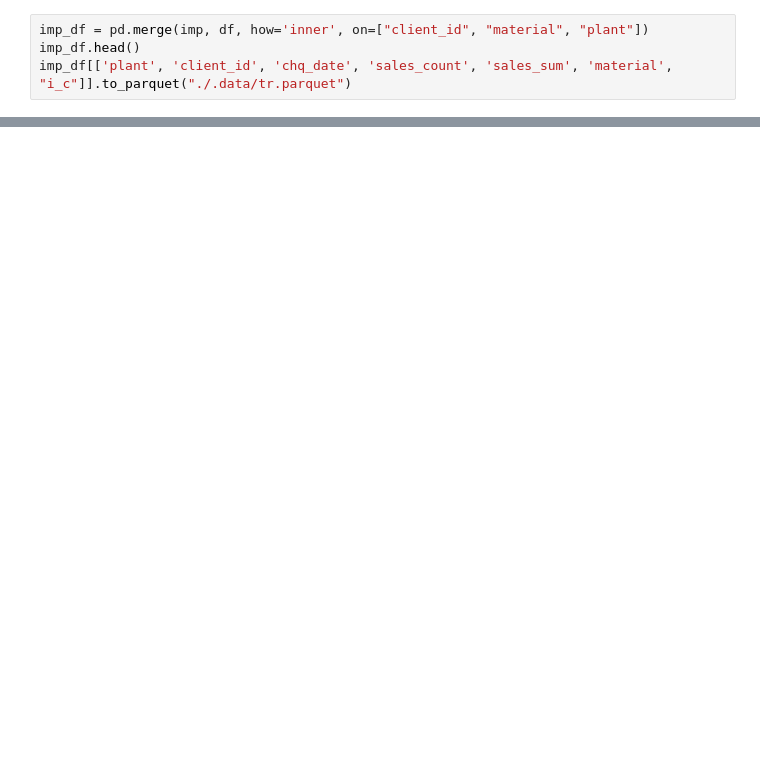
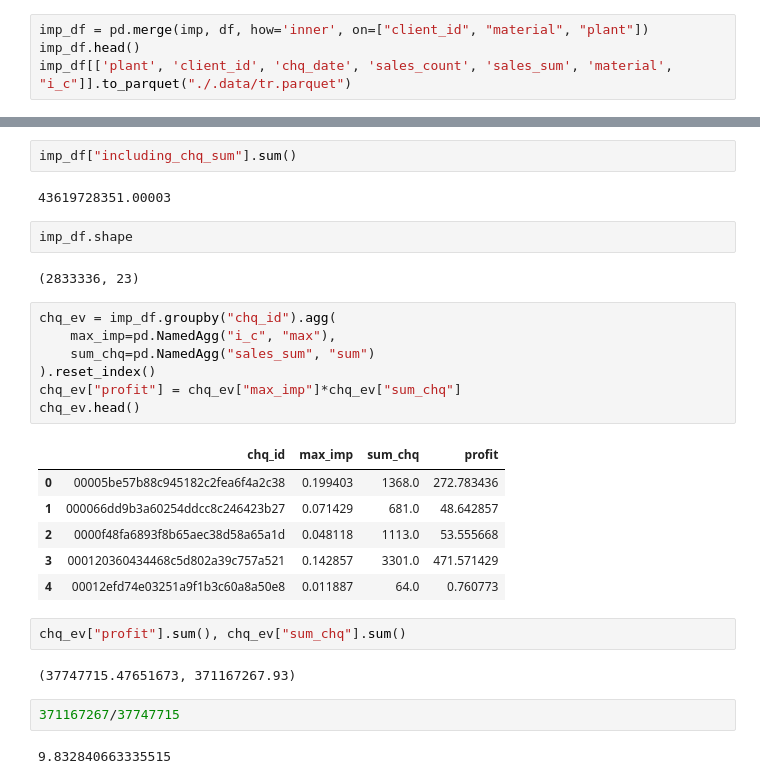
Before and after one commit to maksutovaynur/lenta_hack, a Jupyter notebook: AynurStats.ipynb, the cells around one changed output, grey strips where cells are left out. Cells and saved outputs as stored; diff of their text form; blank space fills up the shorter version.

```diff
--- a/AynurStats.ipynb
+++ b/AynurStats.ipynb
@@ -169,0 +176,30 @@ imp.head()
+# %%
+imp_df["including_chq_sum"].sum()
+# %% [output]
+43619728351.00003
+# %%
+imp_df.shape
+# %% [output]
+(2833336, 23)
+# %%
+chq_ev = imp_df.groupby("chq_id").agg(
+    max_imp=pd.NamedAgg("i_c", "max"),
+    sum_chq=pd.NamedAgg("sales_sum", "sum")
+).reset_index()
+chq_ev["profit"] = chq_ev["max_imp"]*chq_ev["sum_chq"]
+chq_ev.head()
+# %% [output]
+|  | chq_id | max_imp | sum_chq | profit |
+| 0 | 00005be57b88c945182c2fea6f4a2c38 | 0.199403 | 1368.0 | 272.783436 |
+| 1 | 000066dd9b3a60254ddcc8c246423b27 | 0.071429 | 681.0 | 48.642857 |
+| 2 | 0000f48fa6893f8b65aec38d58a65a1d | 0.048118 | 1113.0 | 53.555668 |
+| 3 | 000120360434468c5d802a39c757a521 | 0.142857 | 3301.0 | 471.571429 |
+| 4 | 00012efd74e03251a9f1b3c60a8a50e8 | 0.011887 | 64.0 | 0.760773 |
+# %%
+chq_ev["profit"].sum(), chq_ev["sum_chq"].sum()
+# %% [output]
+(37747715.47651673, 371167267.93)
+# %%
+371167267/37747715
+# %% [output]
+9.832840663335515
```
Also changed, not shown: parts of 7 cells of this notebook, 4 other files.
